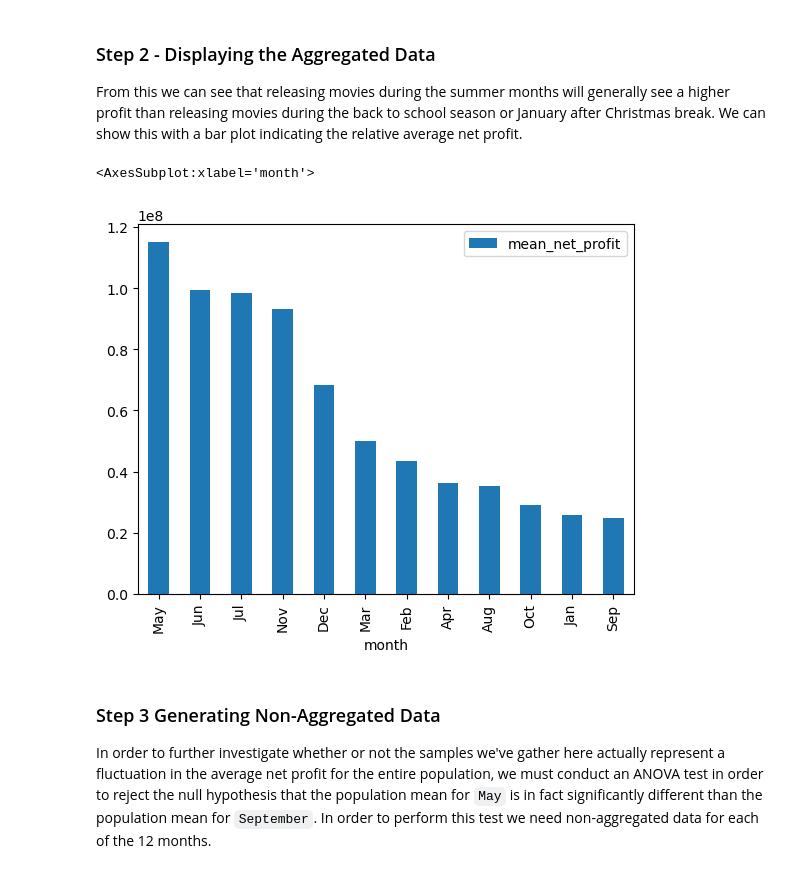
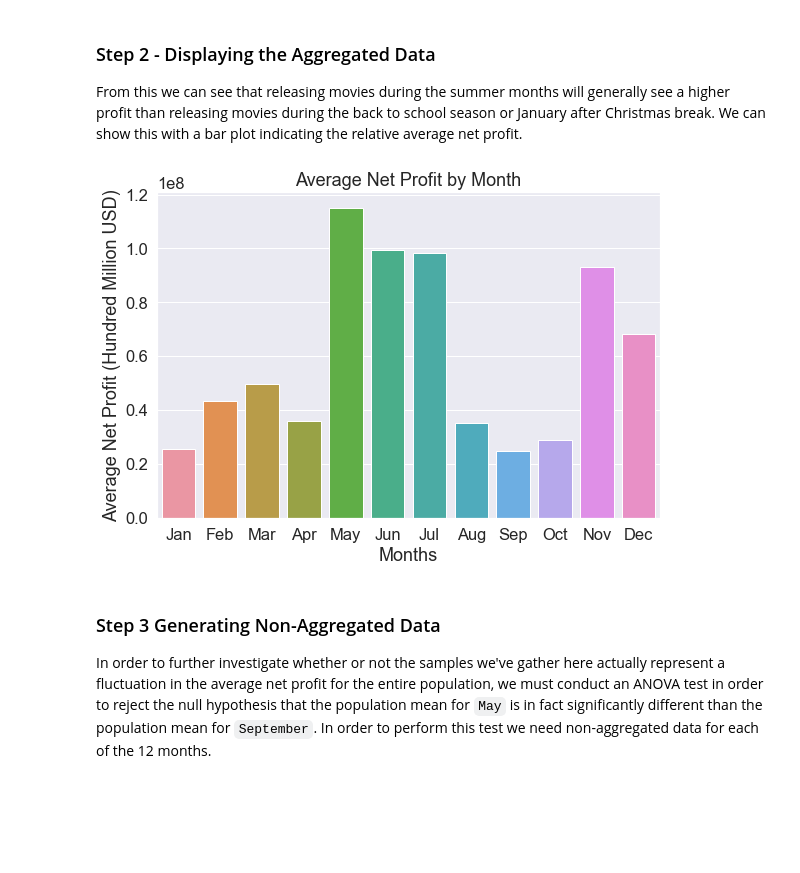
Before and after one commit to rolandrao/capstone-repo, a Jupyter notebook: report_notebook.ipynb, the cells around one changed output. Cells and saved outputs as stored; diff of their text form; code cells hidden in the pictures; blank space fills up the shorter version.

Commit message:
touched up graphics for month on report notebook

```diff
--- a/report_notebook.ipynb
+++ b/report_notebook.ipynb
@@ -48,11 +50,26 @@ month_agg_data
 # %% [markdown]
 ### Step 2 - Displaying the Aggregated Data
 From this we can see that releasing movies during the summer months will generally see a higher profit than releasing movies during the back to school season or January after Christmas break. We can show this with a bar plot indicating the relative average net profit.
-# %%
-month_agg_data.plot.bar(x='month', y = 'mean_net_profit')
-# %% [output]
-<AxesSubplot:xlabel='month'>
-[figure, removed]
+# %%
+months = ["Jan", "Feb", "Mar", "Apr", "May", "Jun", "Jul", "Aug", "Sep", "Oct", "Nov", "Dec"]
+month_agg_data['month'] = pd.Categorical(month_agg_data['month'], categories=months, ordered=True)
+
+sns.set(rc={
+    'figure.figsize':(9,6)
+    })
+sns.set(font_scale=1.5)
+barplot = sns.barplot(
+    data = month_agg_data,
+    x='month',
+    y='mean_net_profit'
+    )
+barplot.set(
+    xlabel='Months',
+    ylabel='Average Net Profit (Hundred Million USD)',
+    title='Average Net Profit by Month'
+    );
+# %% [output]
+[figure, added]
 # %% [markdown]
 ### Step 3 Generating Non-Aggregated Data
 In order to further investigate whether or not the samples we've gather here actually represent a fluctuation in the average net profit for the entire population, we must conduct an ANOVA test in order to reject the null hypothesis that the population mean for `May` is in fact significantly different than the population mean for `September`. In order to perform this test we need non-aggregated data for each of the 12 months.
```
Also changed, not shown: parts of 8 cells of this notebook.
